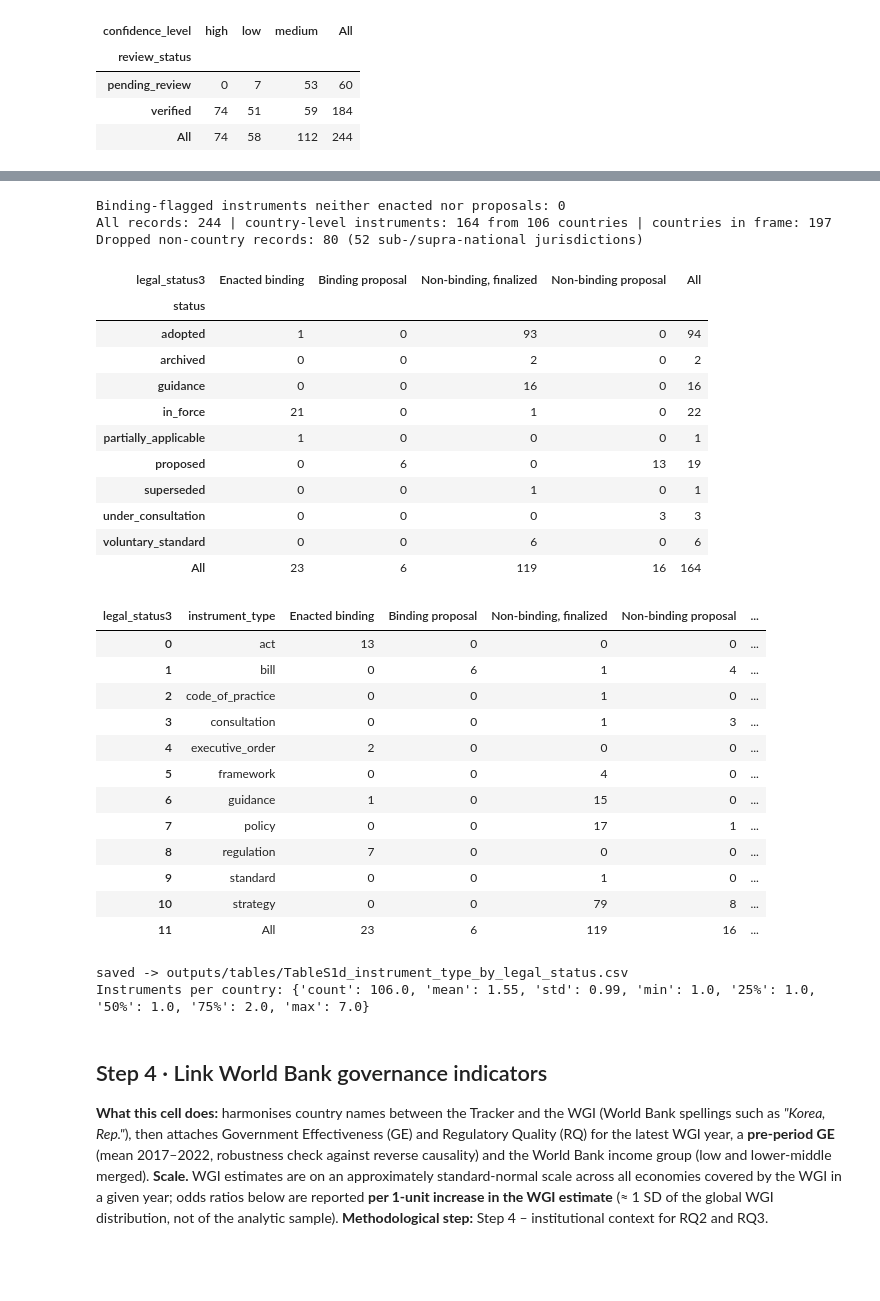
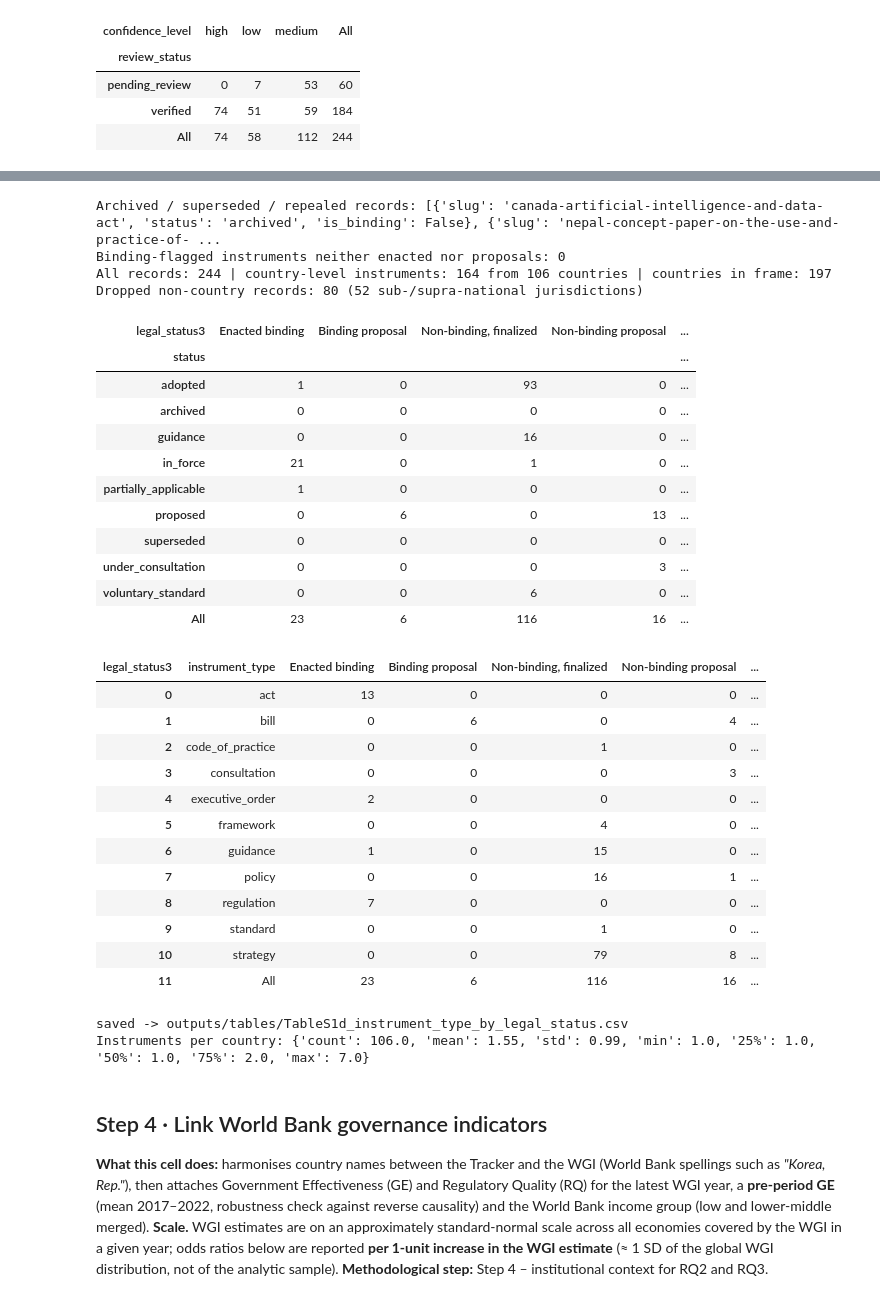
Before and after one commit to OmerFurkanBilici/ai-ri-national-policies, a Jupyter notebook: ai_ri_policy_analysis.ipynb, the cells around one changed output, grey strips where cells are left out. Drawn from its saved outputs; the diff is of its cells as text; code cells hidden in the pictures; blank space fills up the shorter version.

```diff
--- a/ai_ri_policy_analysis.ipynb
+++ b/ai_ri_policy_analysis.ipynb
@@ -278,67 +279,74 @@ inst["year"] = inst.ref_date.dt.year
 
 ENACTED = {"adopted", "in_force", "partially_applicable"}           # binding AND already law
 NOT_ADOPTED = {"proposed", "under_consultation"}                    # draft strategies / bills
+ENDED = {"archived", "superseded", "repealed"}                     # earlier stage unclear
 inst["proposal_stage"] = inst.status.isin(NOT_ADOPTED)
+inst["ended_stage"] = inst.status.isin(ENDED)
 inst["enacted_binding"] = inst.is_binding & inst.status.isin(ENACTED)
 inst["draft_binding"] = inst.is_binding & inst.proposal_stage
 inst["other_binding"] = inst.is_binding & ~inst.enacted_binding & ~inst.draft_binding   # e.g. repealed
-inst["nonbinding_final"] = ~inst.is_binding & ~inst.proposal_stage
+inst["nonbinding_final"] = ~inst.is_binding & ~inst.proposal_stage & ~inst.ended_stage
 inst["nonbinding_proposal"] = ~inst.is_binding & inst.proposal_stage
+inst["nonbinding_ended"] = ~inst.is_binding & inst.ended_stage
 STATUS3 = ["Enacted binding", "Binding proposal", "Non-binding, finalized", "Non-binding proposal"]
 if inst.other_binding.any():
     STATUS3.insert(2, "Other binding (not in force)")
+if inst.nonbinding_ended.any():
+    STATUS3.append("Non-binding, archived / superseded")
 inst["legal_status3"] = pd.Categorical(
-    np.select([inst.enacted_binding, inst.draft_binding, inst.other_binding, inst.nonbinding_final],
-              ["Enacted binding", "Binding proposal", "Other binding (not in force)", "Non-binding, finalized"],
-              "Non-binding proposal"),
+    np.select([inst.enacted_binding, inst.draft_binding, inst.other_binding, inst.nonbinding_final, inst.nonbinding_ended],
+              ["Enacted binding", "Binding proposal", "Other binding (not in force)", "Non-binding, finalized",
+               "Non-binding, archived / superseded"], "Non-binding proposal"),
     categories=STATUS3, ordered=True)
+print("Archived / superseded / repealed records:", inst.loc[inst.ended_stage, ["slug", "status", "is_binding"]].to_dict("records"))
 print(f"Binding-flagged instruments neither enacted nor proposals: {int(inst.other_binding.sum())}")
 inst["binding_label"] = np.where(inst.is_binding, "Binding (Tracker flag)", "Non-binding")
 inst["adopted_strategy"] = (inst.instrument_type == "strategy") & ~inst.status.isin(NOT_ADOPTED)
 TYPE3 = {"strategy": "Strategy", "act": "Act / regulation / bill / executive order",
          "regulation": "Act / regulation / bill / executive order", "bill": "Act / regulation / bill / executive order",
          "executive_order": "Act / regulation / bill / executive order"}
 inst["type3"] = inst.instrument_type.map(TYPE3).fillna("Guidance / framework / policy / other")
 inst["summary_chars"] = inst.summary_plain.fillna("").str.len()
 
 print(f"All records: {len(pol)} | country-level instruments: {len(inst)} "
       f"from {inst.country.nunique()} countries | countries in frame: {len(countries)}")
 print(f"Dropped non-country records: {len(pol) - len(inst)} "
       f"({pol[~pol.jurisdiction.isin(countries.country)].jurisdiction.nunique()} sub-/supra-national jurisdictions)")
 status_tab = pd.crosstab(inst.status, inst.legal_status3, margins=True)
 display(status_tab)
 save_table(pd.crosstab(inst.instrument_type, inst.legal_status3, margins=True).reset_index(),
            "TableS1d_instrument_type_by_legal_status")
 print("Instruments per country:", inst.groupby("country").size().describe().round(2).to_dict())
 # %% [output]
+Archived / superseded / repealed records: [{'slug': 'canada-artificial-intelligence-and-data-act', 'status': 'archived', 'is_binding': False}, {'slug': 'nepal-concept-paper-on-the-use-and-practice-of- ...
 Binding-flagged instruments neither enacted nor proposals: 0
 All records: 244 | country-level instruments: 164 from 106 countries | countries in frame: 197
 Dropped non-country records: 80 (52 sub-/supra-national jurisdictions)
-| legal_status3 | Enacted binding | Binding proposal | Non-binding, finalized | Non-binding proposal | All |
-| status |  |  |  |  |  |
-| adopted | 1 | 0 | 93 | 0 | 94 |
-| archived | 0 | 0 | 2 | 0 | 2 |
-| guidance | 0 | 0 | 16 | 0 | 16 |
-| in_force | 21 | 0 | 1 | 0 | 22 |
-| partially_applicable | 1 | 0 | 0 | 0 | 1 |
-| proposed | 0 | 6 | 0 | 13 | 19 |
-| superseded | 0 | 0 | 1 | 0 | 1 |
-| under_consultation | 0 | 0 | 0 | 3 | 3 |
-| voluntary_standard | 0 | 0 | 6 | 0 | 6 |
-| All | 23 | 6 | 119 | 16 | 164 |
+| legal_status3 | Enacted binding | Binding proposal | Non-binding, finalized | Non-binding proposal | ... |
+| status |  |  |  |  | ... |
+| adopted | 1 | 0 | 93 | 0 | ... |
+| archived | 0 | 0 | 0 | 0 | ... |
+| guidance | 0 | 0 | 16 | 0 | ... |
+| in_force | 21 | 0 | 1 | 0 | ... |
+| partially_applicable | 1 | 0 | 0 | 0 | ... |
+| proposed | 0 | 6 | 0 | 13 | ... |
+| superseded | 0 | 0 | 0 | 0 | ... |
+| under_consultation | 0 | 0 | 0 | 3 | ... |
+| voluntary_standard | 0 | 0 | 6 | 0 | ... |
+| All | 23 | 6 | 116 | 16 | ... |
 | legal_status3 | instrument_type | Enacted binding | Binding proposal | Non-binding, finalized | Non-binding proposal | ... |
 | 0 | act | 13 | 0 | 0 | 0 | ... |
-| 1 | bill | 0 | 6 | 1 | 4 | ... |
+| 1 | bill | 0 | 6 | 0 | 4 | ... |
 | 2 | code_of_practice | 0 | 0 | 1 | 0 | ... |
-| 3 | consultation | 0 | 0 | 1 | 3 | ... |
+| 3 | consultation | 0 | 0 | 0 | 3 | ... |
 | 4 | executive_order | 2 | 0 | 0 | 0 | ... |
 | 5 | framework | 0 | 0 | 4 | 0 | ... |
 | 6 | guidance | 1 | 0 | 15 | 0 | ... |
-| 7 | policy | 0 | 0 | 17 | 1 | ... |
+| 7 | policy | 0 | 0 | 16 | 1 | ... |
 | 8 | regulation | 7 | 0 | 0 | 0 | ... |
 | 9 | standard | 0 | 0 | 1 | 0 | ... |
 | 10 | strategy | 0 | 0 | 79 | 8 | ... |
-| 11 | All | 23 | 6 | 119 | 16 | ... |
+| 11 | All | 23 | 6 | 116 | 16 | ... |
 saved -> outputs/tables/TableS1d_instrument_type_by_legal_status.csv
 Instruments per country: {'count': 106.0, 'mean': 1.55, 'std': 0.99, 'min': 1.0, '25%': 1.0, '50%': 1.0, '75%': 2.0, 'max': 7.0}
 # %% [markdown]
```
Also changed, not shown: parts of 12 cells of this notebook, 57 other files.
